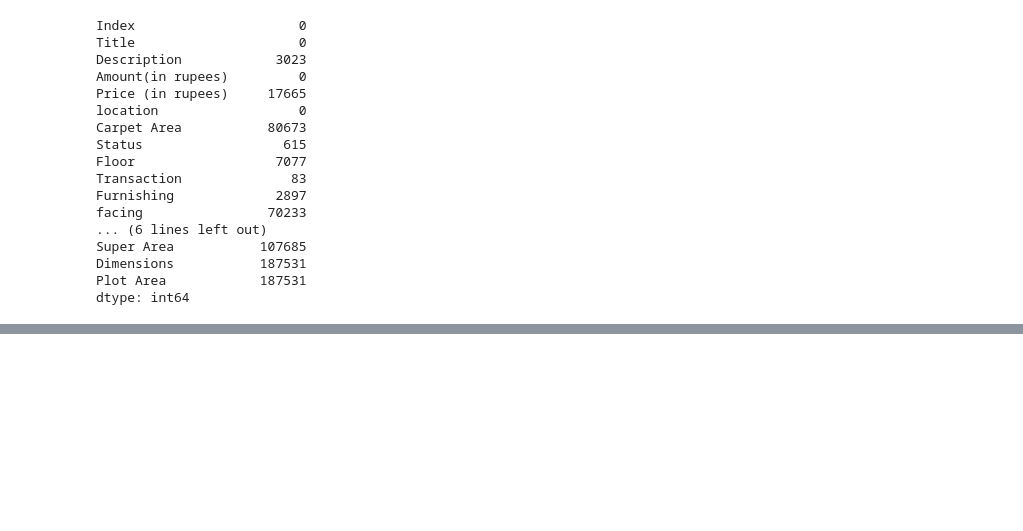
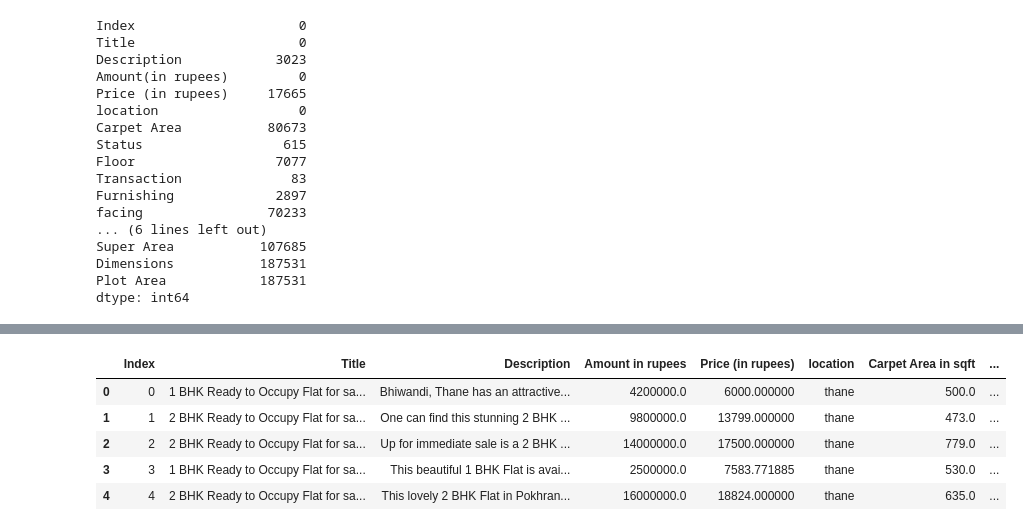
Before and after one commit to Melbinmatheew/Data-Science---Practices, a Jupyter notebook: notebooks/explore_data.ipynb, the cells around one changed output, grey strips where cells are left out. Cells and saved outputs as stored; diff of their text form; code cells hidden in the pictures; blank space fills up the shorter version.

```diff
--- a/notebooks/explore_data.ipynb
+++ b/notebooks/explore_data.ipynb
@@ -283,0 +357,45 @@ data.head(3)
+# %%
+# Convert 'Amount(in rupees)' to numerical format
+def convert_amount(amount):
+    try:
+        if 'Lac' in amount:
+            amount = amount.replace('Lac', '').strip()
+            return float(amount) * 100000  # Convert Lac to rupees (1 Lac = 100000 rupees)
+        elif 'Cr' in amount:
+            amount = amount.replace('Cr', '').strip()
+            return float(amount) * 10000000  # Convert Cr to rupees (1 Cr = 10000000 rupees)
+        else:
+            return float(amount)
+    except ValueError:
+        return None
+
+df['Amount(in rupees)'] = df['Amount(in rupees)'].apply(convert_amount)
+
+# Convert 'Carpet Area' to numerical format
+def convert_carpet_area(area):
+    try:
+        if 'sqft' in area:
+            area = area.replace('sqft', '').strip()
+            return float(area)  # Convert to square feet
+        elif 'sqm' in area:
+            area = area.replace('sqm', '').strip()
+            return float(area) * 10.7639  # Convert square meters to square feet (1 sqm = 10.7639 sqft)
+        else:
+            return None
+    except ValueError:
+        return None
+
+df['Carpet Area'] = df['Carpet Area'].apply(convert_carpet_area)
+
+# Rename the columns to reflect the converted units
+df.rename(columns={'Amount(in rupees)': 'Amount in rupees', 'Carpet Area': 'Carpet Area in sqft'}, inplace=True)
+
+# Verify the changes
+df.head()
+# %% [output]
+|  | Index | Title | Description | Amount in rupees | Price (in rupees) | location | Carpet Area in sqft | ... |
+| 0 | 0 | 1 BHK Ready to Occupy Flat for sa... | Bhiwandi, Thane has an attractive... | 4200000.0 | 6000.000000 | thane | 500.0 | ... |
+| 1 | 1 | 2 BHK Ready to Occupy Flat for sa... | One can find this stunning 2 BHK ... | 9800000.0 | 13799.000000 | thane | 473.0 | ... |
+| 2 | 2 | 2 BHK Ready to Occupy Flat for sa... | Up for immediate sale is a 2 BHK ... | 14000000.0 | 17500.000000 | thane | 779.0 | ... |
+| 3 | 3 | 1 BHK Ready to Occupy Flat for sa... | This beautiful 1 BHK Flat is avai... | 2500000.0 | 7583.771885 | thane | 530.0 | ... |
+| 4 | 4 | 2 BHK Ready to Occupy Flat for sa... | This lovely 2 BHK Flat in Pokhran... | 16000000.0 | 18824.000000 | thane | 635.0 | ... |
```
Also changed, not shown: parts of 15 cells of this notebook, 1 other file.
